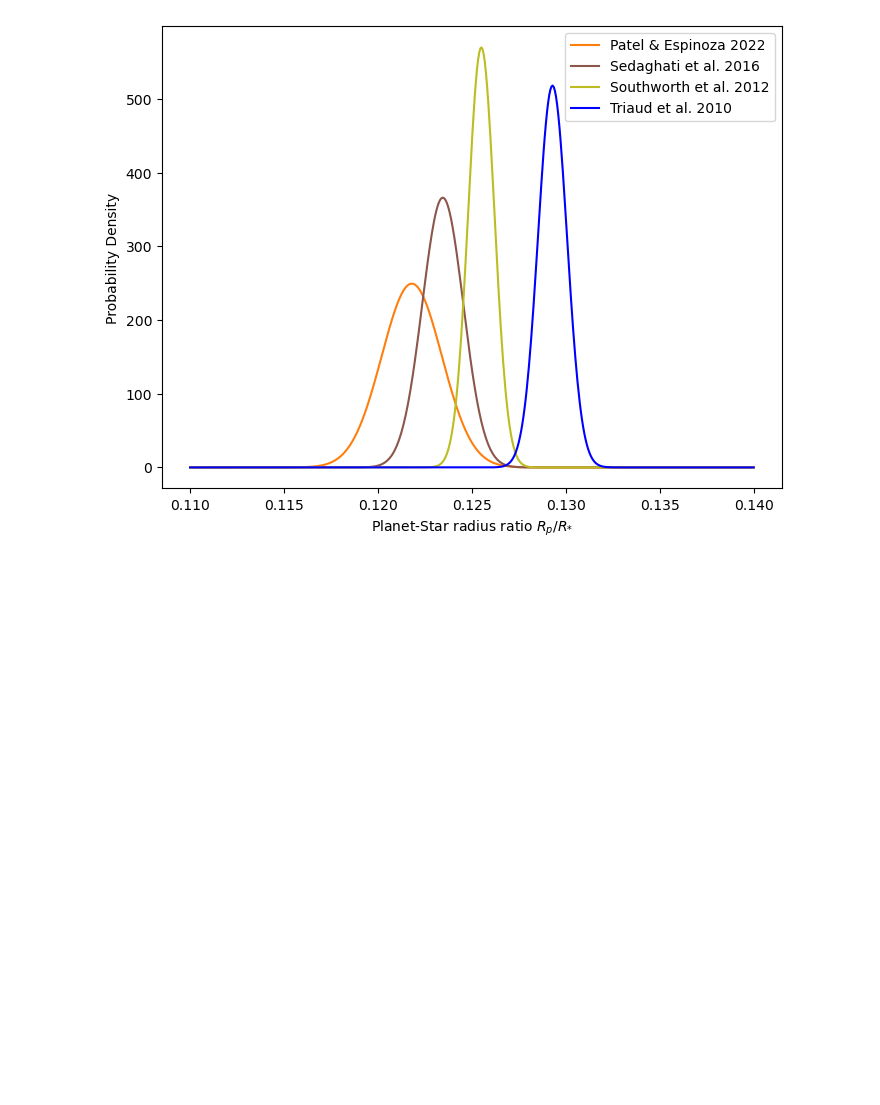
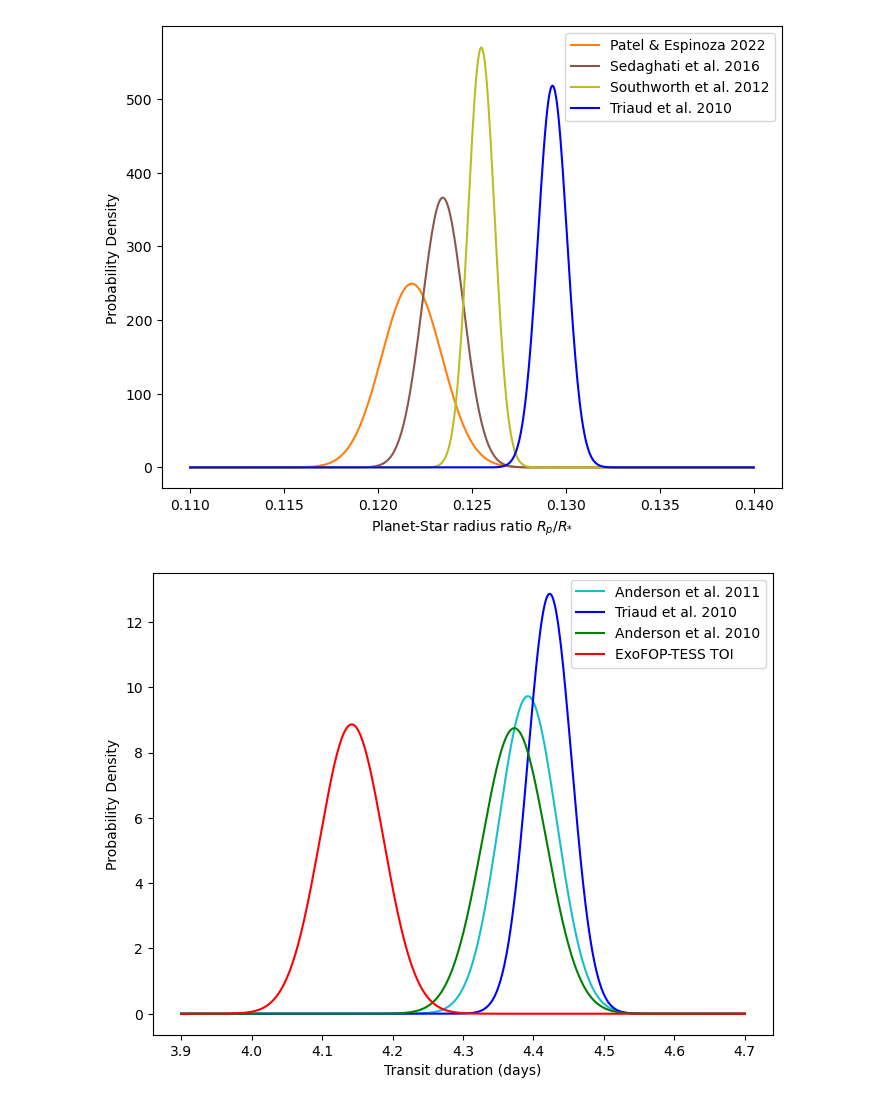
Before and after one commit to hrwakeford/MSci2022_TESS, a Jupyter notebook: WASP_17b_transit_fitting/literature_paramters/wasp_17b_probability_density_literature_parameters.ipynb, the cells around one changed output. Saved outputs shown, nothing was run; the diff lists cells and outputs as text; code cells hidden in the pictures; blank space fills up the shorter version.

Commit message:
updates to graphs

```diff
--- a/WASP_17b_transit_fitting/literature_paramters/wasp_17b_probability_density_literature_parameters.ipynb
+++ b/WASP_17b_transit_fitting/literature_paramters/wasp_17b_probability_density_literature_parameters.ipynb
@@ -47,6 +47,7 @@ df_RpRs_list = df.loc['RpRs'] #R_p/R_star row
 df_w_list = df.loc['w'] #
 df_color = df.loc['colour'] #Colours
 df_T_c_list = df.loc['T_c']
+df_transit_duration_list = df.loc['transit_duration']
 
 e_list, e_ref_list = read_df_params(df_e_list, df_ref_list)
 i_list, i_ref_list = read_df_params(df_i_list, df_ref_list)
@@ -55,7 +56,8 @@ R_list, R_ref_list = read_df_params(df_R_list, df_ref_list)
 a_list, a_ref_list = read_df_params(df_a_list, df_ref_list)
 b_list, b_ref_list = read_df_params(df_b_list, df_ref_list)
 RpRs_list, RpRs_ref_list = read_df_params(df_RpRs_list, df_ref_list)
-df_T_c_list, T_c_ref_list = read_df_params(df_T_c_list, df_ref_list)
+T_c_list, T_c_ref_list = read_df_params(df_T_c_list, df_ref_list)
+transit_duration_list, transit_duration_ref_list = read_df_params(df_transit_duration_list, df_ref_list)
 # %%
 fig, ax = plt.subplots(1, figsize=(8,6))
 
@@ -160,3 +162,20 @@ ax.legend()
 plt.show()
 # %% [output]
 [figure]
+# %%
+fig, ax = plt.subplots(1, figsize=(8,6))
+
+x = np.linspace(3.9, 4.7, 500)
+for transit_duration_obj, author in zip(transit_duration_list, transit_duration_ref_list):
+    mu, upper, lower = transit_duration_obj
+    sigma = max(abs(upper), abs(lower))
+    if sigma > 0:
+        colour = df[author]['colour']
+        plt.plot(x, stats.norm.pdf(x, mu, sigma), label=author, color=colour)
+
+plt.xlabel("Transit duration (days)")
+plt.ylabel("Probability Density")
+ax.legend()
+plt.show()
+# %% [output]
+[figure, added]
```
Also changed, not shown: 1 other file.
